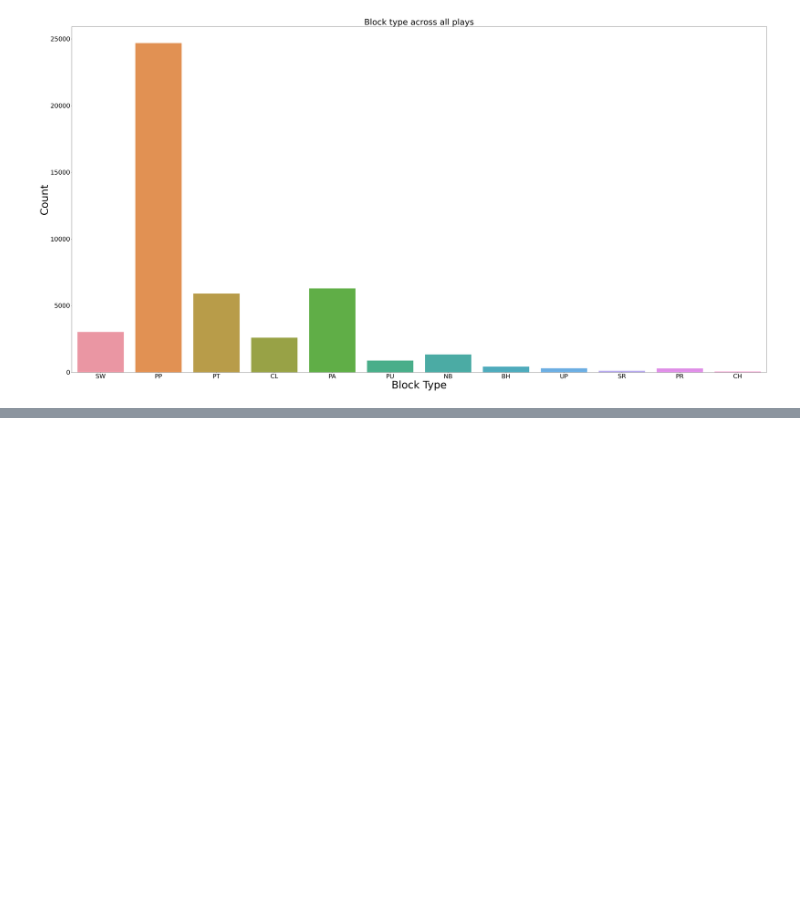
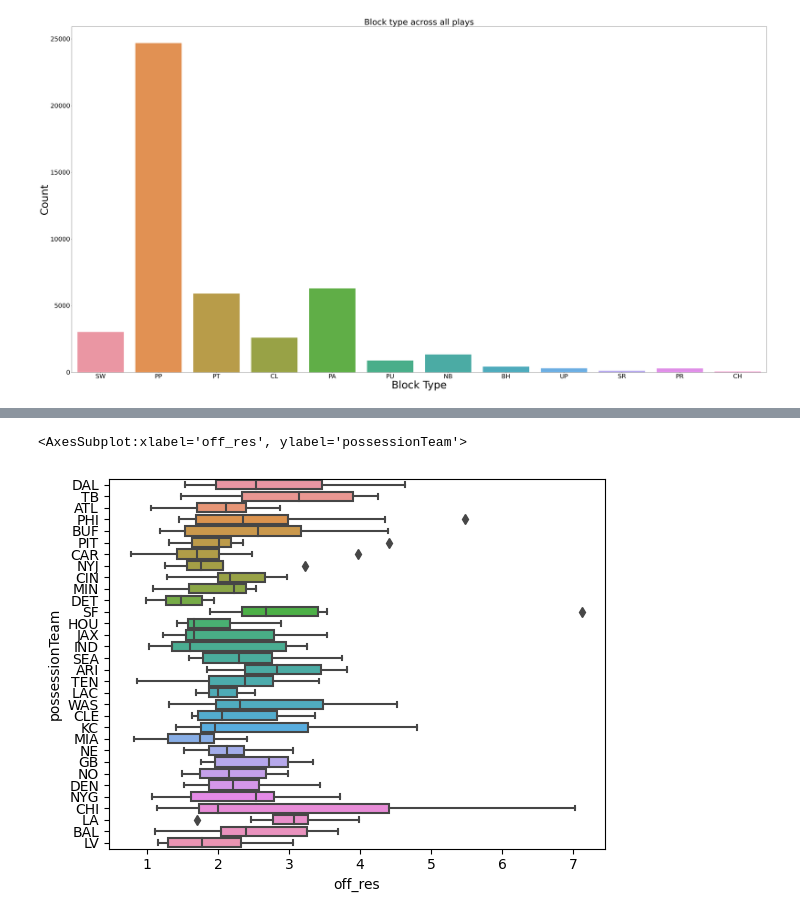
Before and after one commit to ibbymoh/Analysis-of-linemen-in-NFL, a Jupyter notebook: Analyzing-offensive-linemen.ipynb, the cells around one changed output, grey strips where cells are left out. Drawn from its saved outputs; the diff is of its cells as text; code cells hidden in the pictures; blank space fills up the shorter version.

```diff
--- a/Analyzing-offensive-linemen.ipynb
+++ b/Analyzing-offensive-linemen.ipynb
@@ -98,0 +259,5 @@ pyplot.show()
+# %%
+sns.boxplot(data=off_res2, x="off_res", y="possessionTeam")
+# %% [output]
+<AxesSubplot:xlabel='off_res', ylabel='possessionTeam'>
+[figure, added]
```
Also changed, not shown: parts of 15 cells of this notebook, 2 other files.
